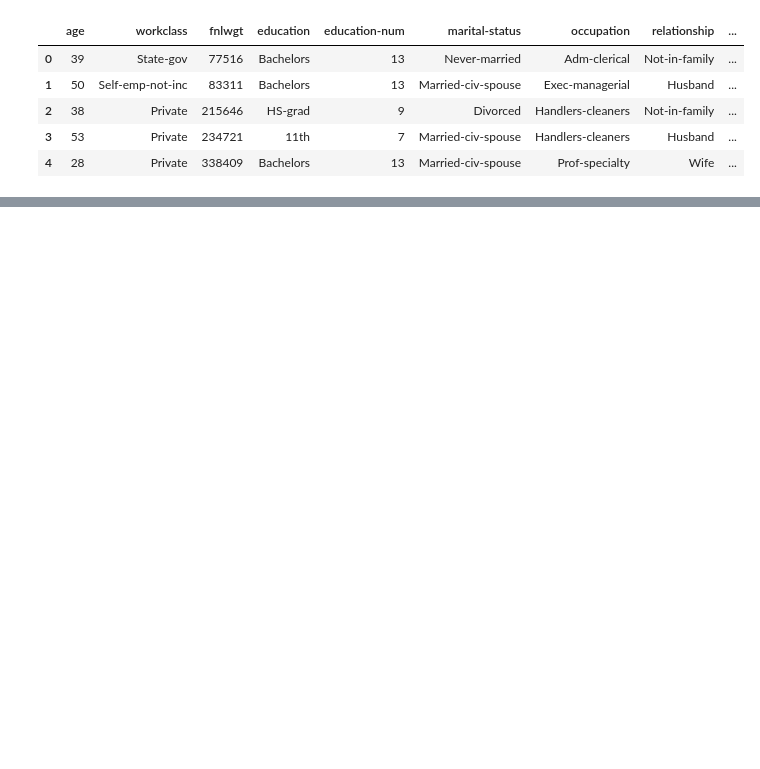
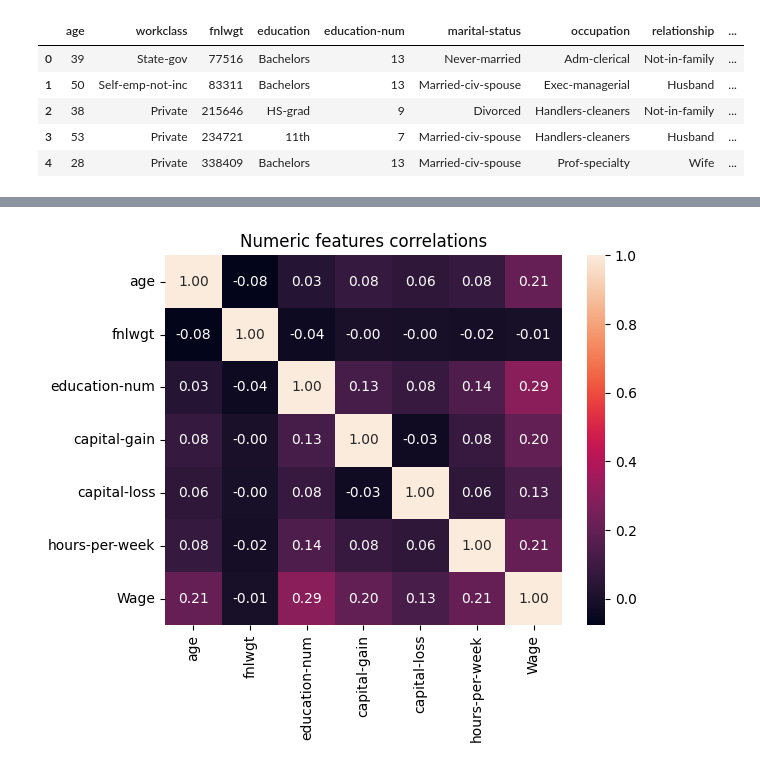
Before and after one commit to Venchislaw/PracticalAI, a Jupyter notebook: Machine Learning/Kaggle/Competitions/Adult/Adult.ipynb, the cells around one changed output, grey strips where cells are left out. Saved outputs shown, nothing was run; the diff lists cells and outputs as text; code cells hidden in the pictures; blank space fills up the shorter version.

```diff
--- a/Machine Learning/Kaggle/Competitions/Adult/Adult.ipynb
+++ b/Machine Learning/Kaggle/Competitions/Adult/Adult.ipynb
@@ -154,0 +180,5 @@ X.shape
+# %%
+plt.title("Numeric features correlations")
+sns.heatmap(X.corr(numeric_only=True), annot=True, fmt=".2f");
+# %% [output]
+[figure, added]
```
Also changed, not shown: parts of 13 cells of this notebook.
